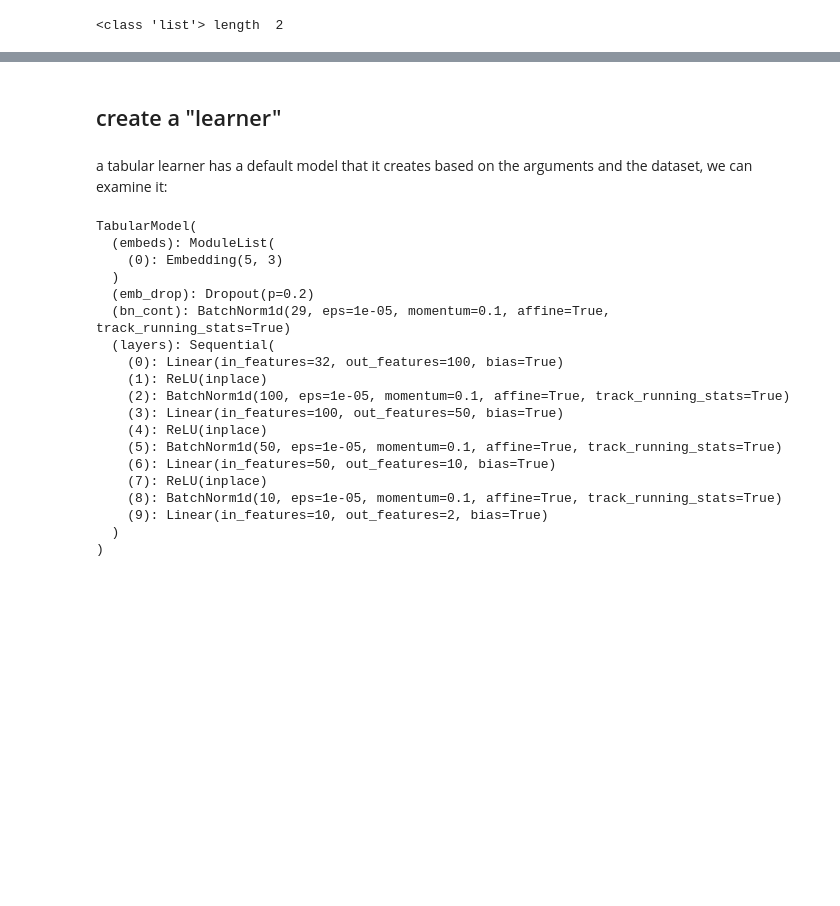
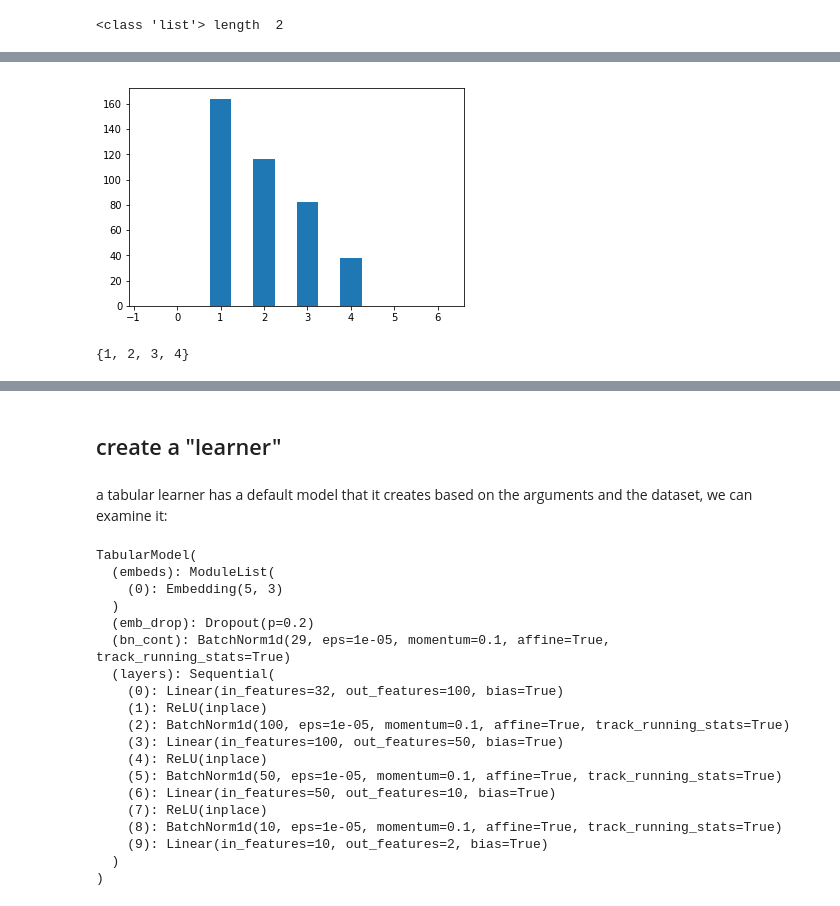
Before and after one commit to WeizmannML/course2019, a Jupyter notebook: Tutorial2/tutorial2.ipynb, the cells around one changed output, grey strips where cells are left out. Saved outputs shown, nothing was run; the diff lists cells and outputs as text; code cells hidden in the pictures; blank space fills up the shorter version.

```diff
--- a/Tutorial2/tutorial2.ipynb
+++ b/Tutorial2/tutorial2.ipynb
@@ -249,3 +248,13 @@ torch.Size([150, 1])
+# %%
+#lets see what kind of categories we have (there are 4 possible values, 5 if we include 0)
+cat_x_values =  cat_x.data.numpy().flatten()
+
+plt.hist(cat_x_values , bins=np.linspace(-0.75,6.25,15) )
+plt.show()
+print(set( cat_x_values))
+# %% [output]
+[figure, added]
+{1, 2, 3, 4}
 # %%
 #second entry is the continuous variables (29 in this dataset)
 cont_x = X[1]
```
Also changed, not shown: parts of 20 cells of this notebook.
